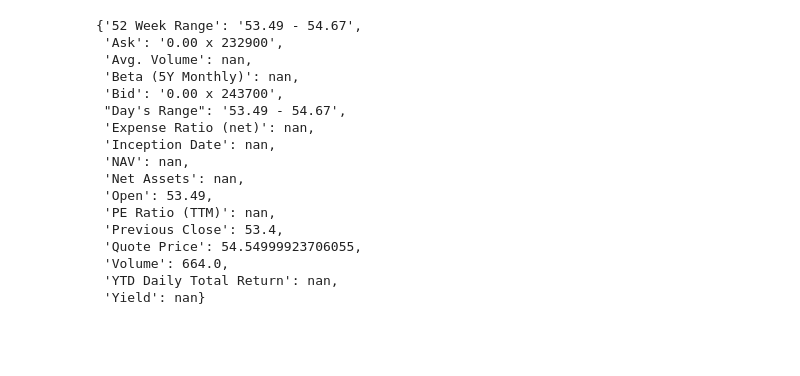
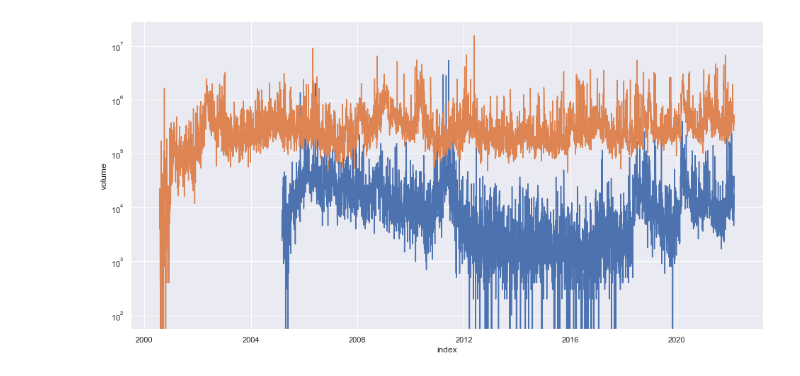
Before and after one commit to zeezeeazc123/human_capital_flows_project, a Jupyter notebook: Yahoo Finance EDA.ipynb, the cells around one changed output. Drawn from its saved outputs; the diff is of its cells as text; code cells hidden in the pictures; blank space fills up the shorter version.

```diff
--- a/Yahoo Finance EDA.ipynb
+++ b/Yahoo Finance EDA.ipynb
@@ -2,28 +2,30 @@
 import pandas as pd
 import numpy as np
 import yahoo_fin.stock_info as si
+import seaborn as sns
+import matplotlib.pyplot as plt
+
+sns.set(rc={'figure.figsize':(16,8)})
 # %%
 # Indices
 RUSSEL2000_IDX = '^RUT'
 MSCI_SMALLCAP_IDX = '11ZI.BE'
 SP_SMALLCAP600_IDX = 'IJS'
+
+# ETFS
+DWA_SMALLCAP_ETF = 'DWAS'
+SP_SMALLCAP_MOMENTUM_ETF = 'XSMO'
+VANGUARD_SMALLCAP_GROWTH_ETF = 'VBK'
+JH_SMALLCAP_GROWTH_ALPHA_ETF = 'JSML'
+FIRST_TRUST_ALPHADEX_FUND_ETF = 'FYC'
+ISHARES_MORNINGSTAR_GROWTH_ETF = 'ISCG'
+VANGUARD_RUSSELL2000_GROWTH_ETF = 'VTWG'
+ISHARES_RUSSELL2000_GROWTH_ETF = 'IWO'
+VANGUARD_SP_600_GROWTH_ETF = 'VIOG'
+SPDR_SP600_GROWTH_ETF = 'SLYG'
-# %%
-si.get_quote_table('11ZI.BE')
-# %% [output]
-{'52 Week Range': '53.49 - 54.67',
- 'Ask': '0.00 x 232900',
- 'Avg. Volume': nan,
- 'Beta (5Y Monthly)': nan,
- 'Bid': '0.00 x 243700',
- "Day's Range": '53.49 - 54.67',
- 'Expense Ratio (net)': nan,
- 'Inception Date': nan,
- 'NAV': nan,
- 'Net Assets': nan,
- 'Open': 53.49,
- 'PE Ratio (TTM)': nan,
- 'Previous Close': 53.4,
- 'Quote Price': 54.54999923706055,
- 'Volume': 664.0,
- 'YTD Daily Total Return': nan,
- 'Yield': nan}
+# %%
+sns.lineplot(data=si.get_data(SP_SMALLCAP_MOMENTUM_ETF).reset_index(), x='index', y='volume')
+sns.lineplot(data=si.get_data(SP_SMALLCAP600_IDX).reset_index(), x='index', y='volume')
+plt.yscale('log')
+# %% [output]
+[figure, added]
```
Also changed, not shown: parts of 4 cells of this notebook, 1 other file.
